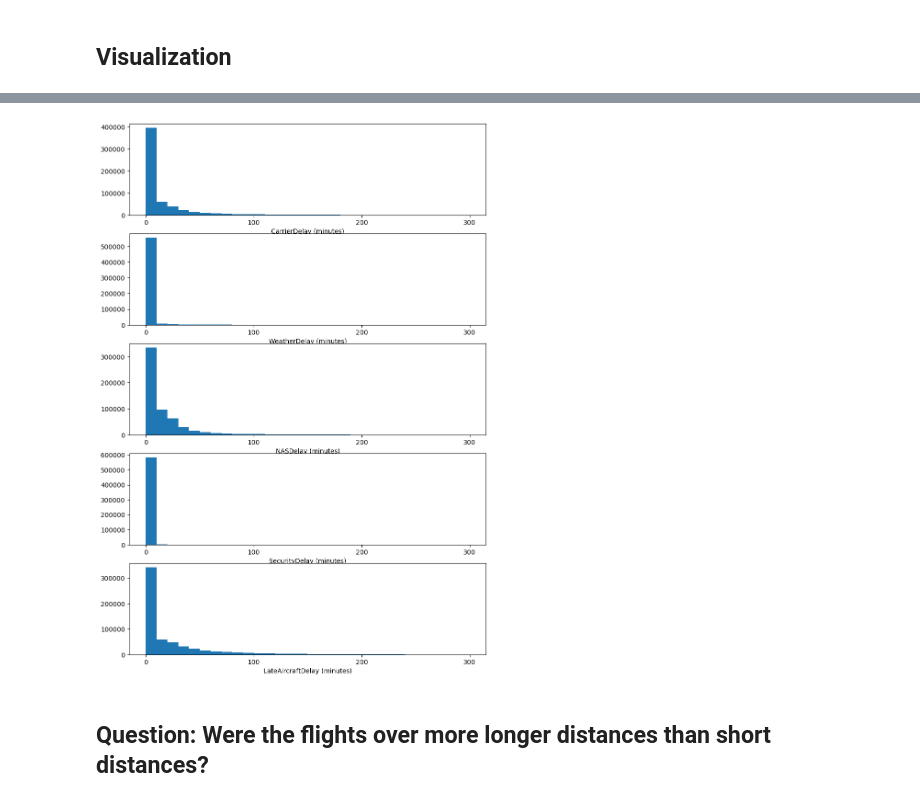
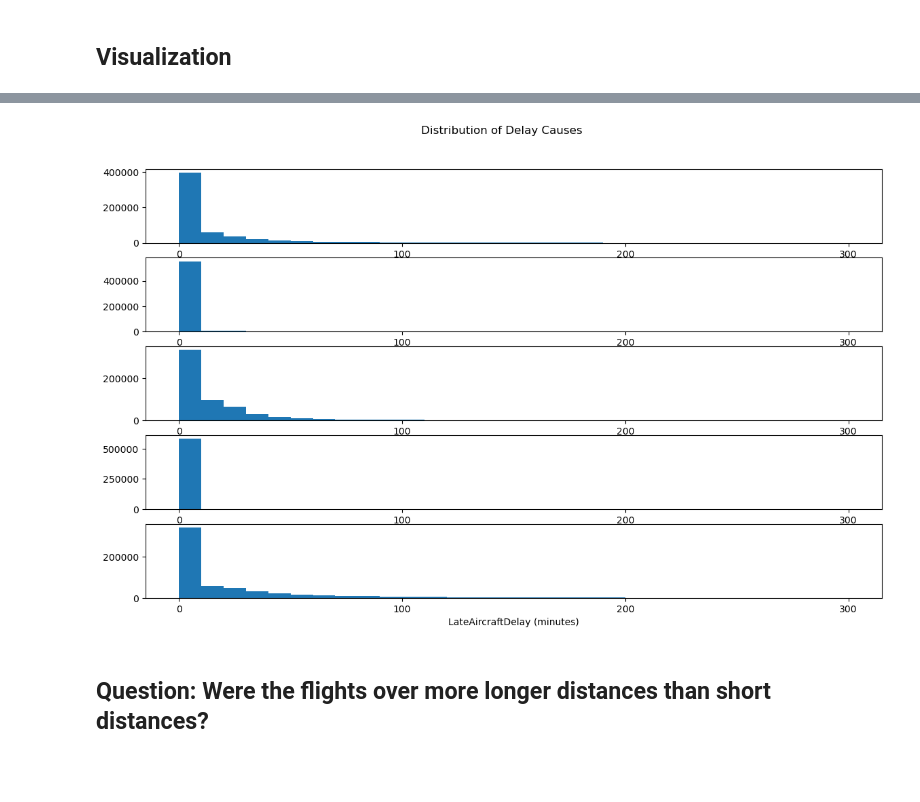
Before and after one commit to ssarrayya/alx-udacity_data-visualization, a Jupyter notebook: Part_II_explanation_notebook.ipynb, the cells around one changed output, grey strips where cells are left out. Cells and saved outputs as stored; diff of their text form; code cells hidden in the pictures; blank space fills up the shorter version.

```diff
--- a/Part_II_explanation_notebook.ipynb
+++ b/Part_II_explanation_notebook.ipynb
@@ -121,20 +122,22 @@ flight_dets.describe()
 | max | 2.400000e+03 | 2.359000e+03 | 2.400000e+03 | 2.400000e+03 | 9.741000e+03 | 9.050000e+02 | 1.435000e+03 | 8.860000e+02 | ... |
 # %%
 # # plotting the distribution of each delay cause
-fig, ax = plt.subplots(nrows=5, figsize = [10, 15])
+fig, ax = plt.subplots(nrows=5, figsize = [14, 8])
 variables = ['CarrierDelay', 'WeatherDelay', 'NASDelay', 'SecurityDelay', 'LateAircraftDelay']
 ticks = [0, 100, 200, 300]
 
 for _ in range(len(variables)):
   var = variables[_]
   bins = np.arange(min(flight_dets[var]), 300 + 10, 10)
   ax[_].hist(data = flight_dets, x = var, bins = bins)
   ax[_].set_xlabel('{} (minutes)'.format(var))
   ax[_].set_xticks(ticks)
 
+plt.subplots_adjust(top=0.9)
+plt.suptitle('Distribution of Delay Causes')
 plt.show()
 # %% [output]
-[figure, old version]
+[figure, new version]
 # %% [markdown]
 ## Question: Were the flights over more longer distances than short distances?
 # %% [markdown]
```
Also changed, not shown: parts of 9 cells of this notebook.
